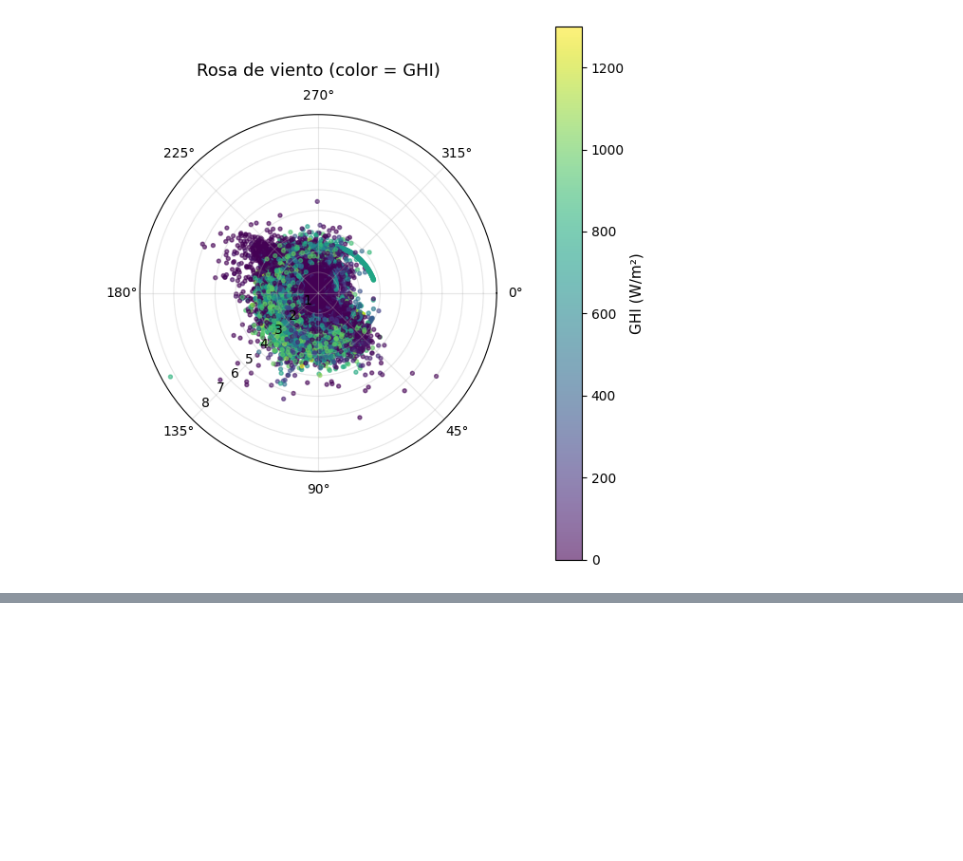
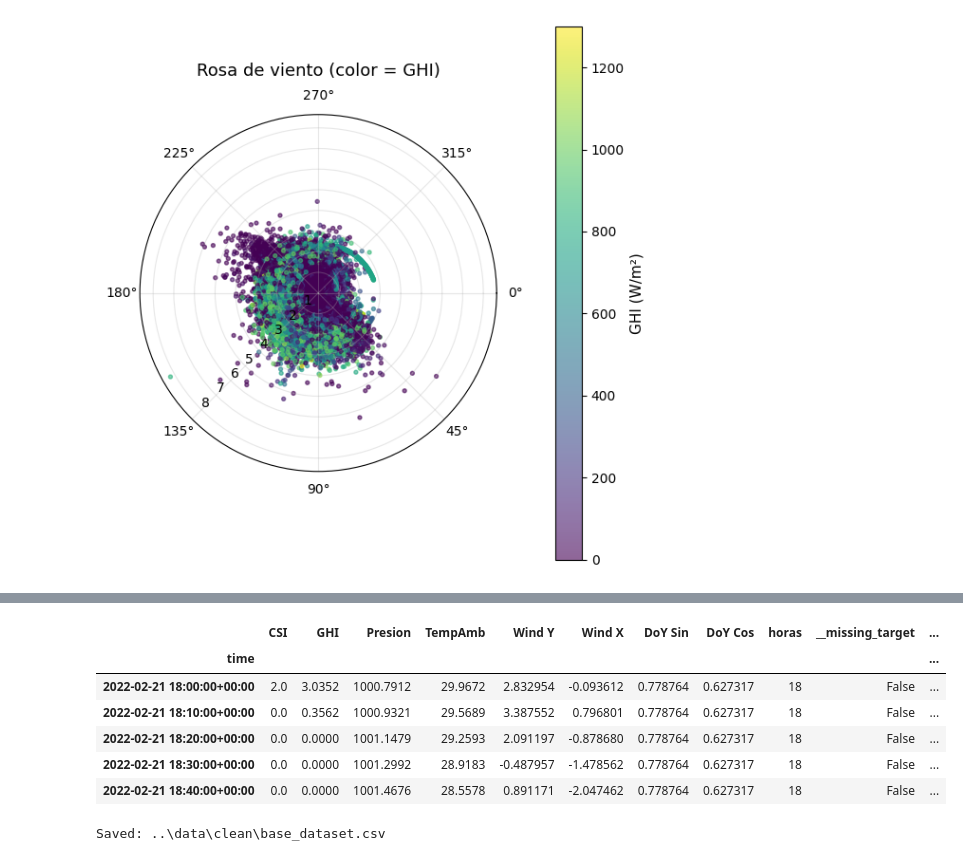
Before and after one commit to EstebanLN/solar-forecasting-colombia, a Jupyter notebook: notebooks/02_DataCleaning_FeatureEngineering.ipynb, the cells around one changed output, grey strips where cells are left out. Saved outputs shown, nothing was run; the diff lists cells and outputs as text; code cells hidden in the pictures; blank space fills up the shorter version.

```diff
--- a/notebooks/02_DataCleaning_FeatureEngineering.ipynb
+++ b/notebooks/02_DataCleaning_FeatureEngineering.ipynb
@@ -283,7 +325,19 @@ plt.show()
+# %%
+df.head()
+# %% [output]
+|  | CSI | GHI | Presion | TempAmb | Wind Y | Wind X | DoY Sin | DoY Cos | horas | __missing_target | ... |
+| time |  |  |  |  |  |  |  |  |  |  | ... |
+| 2022-02-21 18:00:00+00:00 | 2.0 | 3.0352 | 1000.7912 | 29.9672 | 2.832954 | -0.093612 | 0.778764 | 0.627317 | 18 | False | ... |
+| 2022-02-21 18:10:00+00:00 | 0.0 | 0.3562 | 1000.9321 | 29.5689 | 3.387552 | 0.796801 | 0.778764 | 0.627317 | 18 | False | ... |
+| 2022-02-21 18:20:00+00:00 | 0.0 | 0.0000 | 1001.1479 | 29.2593 | 2.091197 | -0.878680 | 0.778764 | 0.627317 | 18 | False | ... |
+| 2022-02-21 18:30:00+00:00 | 0.0 | 0.0000 | 1001.2992 | 28.9183 | -0.487957 | -1.478562 | 0.778764 | 0.627317 | 18 | False | ... |
+| 2022-02-21 18:40:00+00:00 | 0.0 | 0.0000 | 1001.4676 | 28.5578 | 0.891171 | -2.047462 | 0.778764 | 0.627317 | 18 | False | ... |
 # %%
 from pathlib import Path
 CLEANDIR = Path("../data/clean"); CLEANDIR.mkdir(parents=True, exist_ok=True)
 
-# df.to_parquet(CLEANDIR / "base_dataset.parquet")
-# df.to_csv(CLEANDIR / "base_dataset.csv")
-# print("Saved:", CLEANDIR / "base_dataset.parquet")
+
+base.to_csv(CLEANDIR / "base_dataset.csv")
+print("Saved:", CLEANDIR / "base_dataset.csv")
+# %% [output]
+Saved: ..\data\clean\base_dataset.csv
```
Also changed, not shown: parts of 9 cells of this notebook.
